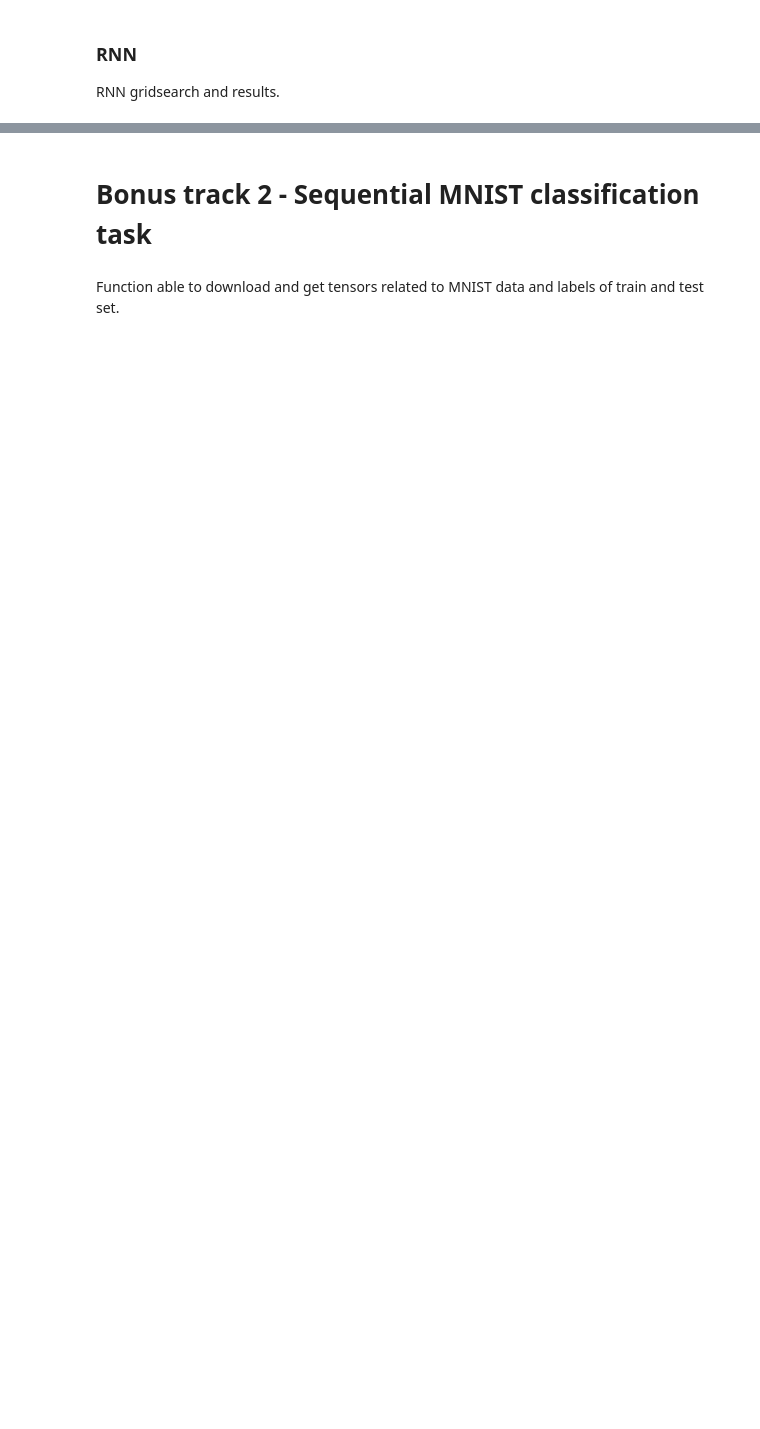
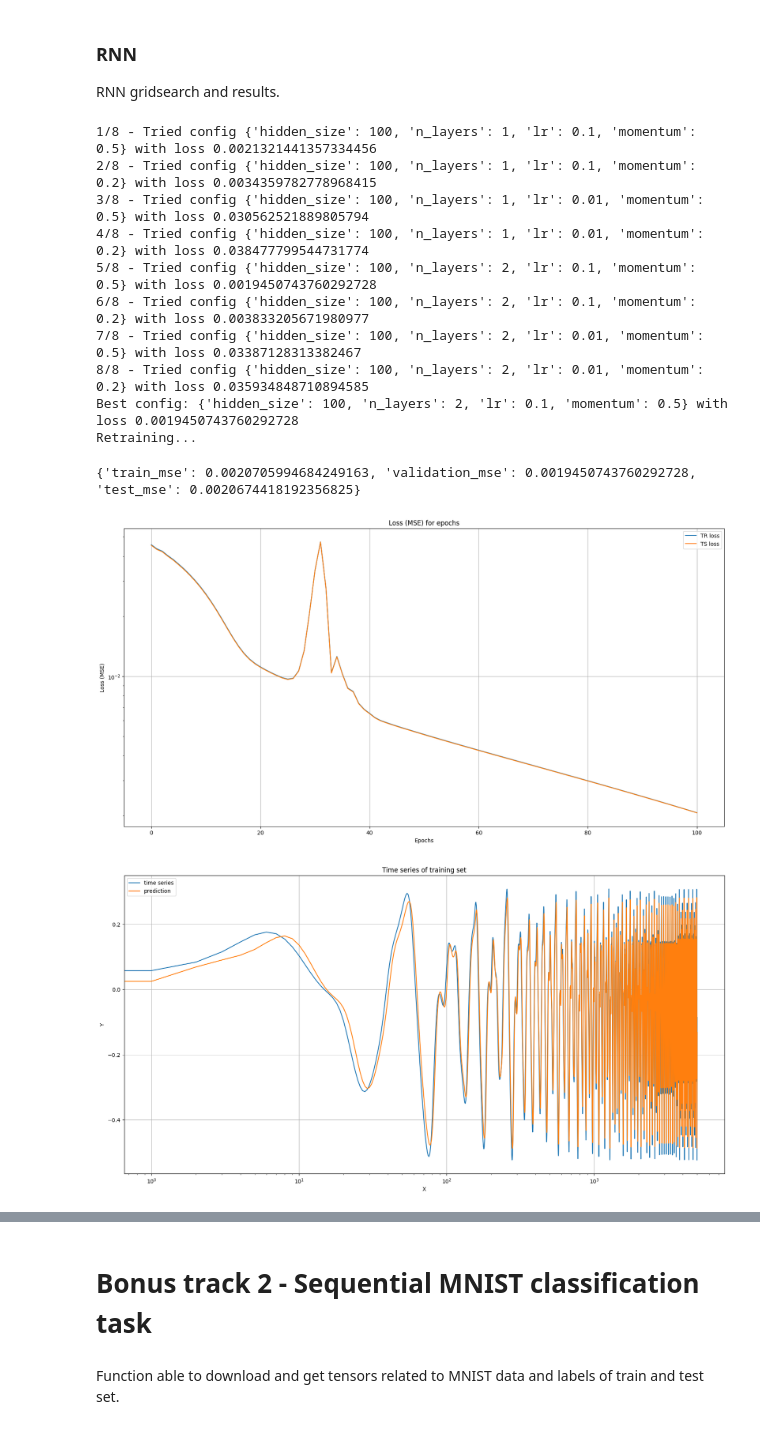
Before and after one commit to GeremiaPompei/cns_lab, a Jupyter notebook: LAB3_1/tdnn_and_ rnn.ipynb, the cells around one changed output, grey strips where cells are left out. Saved outputs shown, nothing was run; the diff lists cells and outputs as text; code cells hidden in the pictures; blank space fills up the shorter version.

```diff
--- a/LAB3_1/tdnn_and_ rnn.ipynb
+++ b/LAB3_1/tdnn_and_ rnn.ipynb
@@ -575,21 +617,35 @@ RNN gridsearch and results.
 # %%
 rnn_save_name = 'rnn_mg17'
 
 rnn_train_loss, rnn_ts_loss, rnn_train_pred, rnn_eval_pred = gridsearch(
     train_func=train_rnn,
     configs=dict(
         hidden_size=[100],
         n_layers=[1, 2],
         lr=[0.1, 0.01],
         momentum=[0.5, 0.2],
     ),
-    TR=(TR_X_mg17, TR_Y_mg17),
-    TS=(TS_X_mg17, TS_Y_mg17),
+    TR=(TR_X_mg17.reshape(-1, 1, 1), TR_Y_mg17.reshape(-1, 1, 1)),
+    TS=(TS_X_mg17.reshape(-1, 1, 1), TS_Y_mg17.reshape(-1, 1, 1)),
     epochs=100,
     vl_tr_size=4000,
     attempts_for_config=3,
     save_name=rnn_save_name,
 )
 
 general_plot(rnn_train_loss, rnn_ts_loss, TR_Y_mg17, rnn_train_pred, TS_Y_mg17, rnn_eval_pred,
              save_name=rnn_save_name)
+# %% [output]
+1/8 - Tried config {'hidden_size': 100, 'n_layers': 1, 'lr': 0.1, 'momentum': 0.5} with loss 0.0021321441357334456
+2/8 - Tried config {'hidden_size': 100, 'n_layers': 1, 'lr': 0.1, 'momentum': 0.2} with loss 0.0034359782778968415
+3/8 - Tried config {'hidden_size': 100, 'n_layers': 1, 'lr': 0.01, 'momentum': 0.5} with loss 0.030562521889805794
+4/8 - Tried config {'hidden_size': 100, 'n_layers': 1, 'lr': 0.01, 'momentum': 0.2} with loss 0.038477799544731774
+5/8 - Tried config {'hidden_size': 100, 'n_layers': 2, 'lr': 0.1, 'momentum': 0.5} with loss 0.0019450743760292728
+6/8 - Tried config {'hidden_size': 100, 'n_layers': 2, 'lr': 0.1, 'momentum': 0.2} with loss 0.003833205671980977
+7/8 - Tried config {'hidden_size': 100, 'n_layers': 2, 'lr': 0.01, 'momentum': 0.5} with loss 0.03387128313382467
+8/8 - Tried config {'hidden_size': 100, 'n_layers': 2, 'lr': 0.01, 'momentum': 0.2} with loss 0.035934848710894585
+Best config: {'hidden_size': 100, 'n_layers': 2, 'lr': 0.1, 'momentum': 0.5} with loss 0.0019450743760292728
+Retraining...
+{'train_mse': 0.0020705994684249163, 'validation_mse': 0.0019450743760292728, 'test_mse': 0.0020674418192356825}
+[figure, added]
+[figure, added]
```
Also changed, not shown: parts of 7 cells of this notebook, 15 other files.
